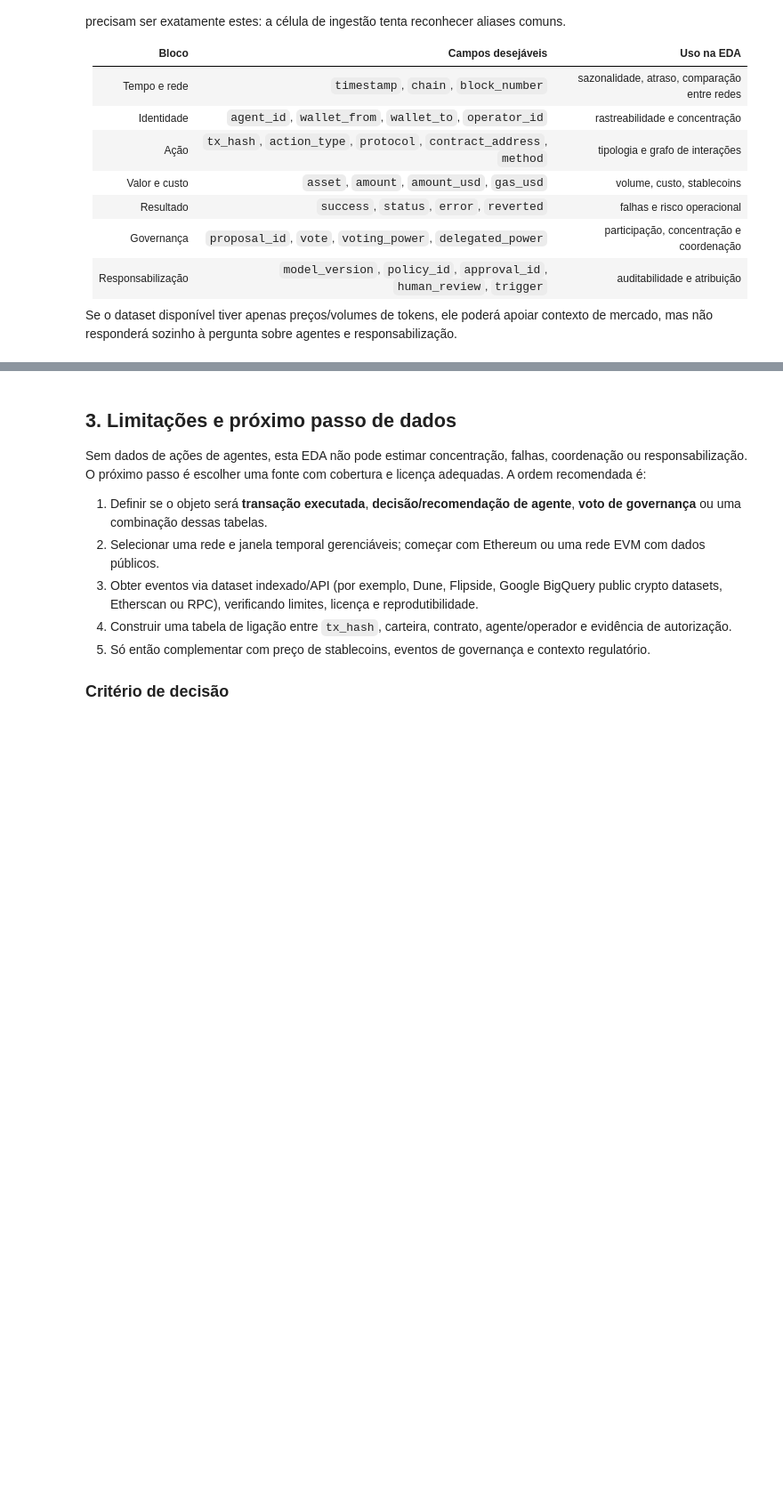
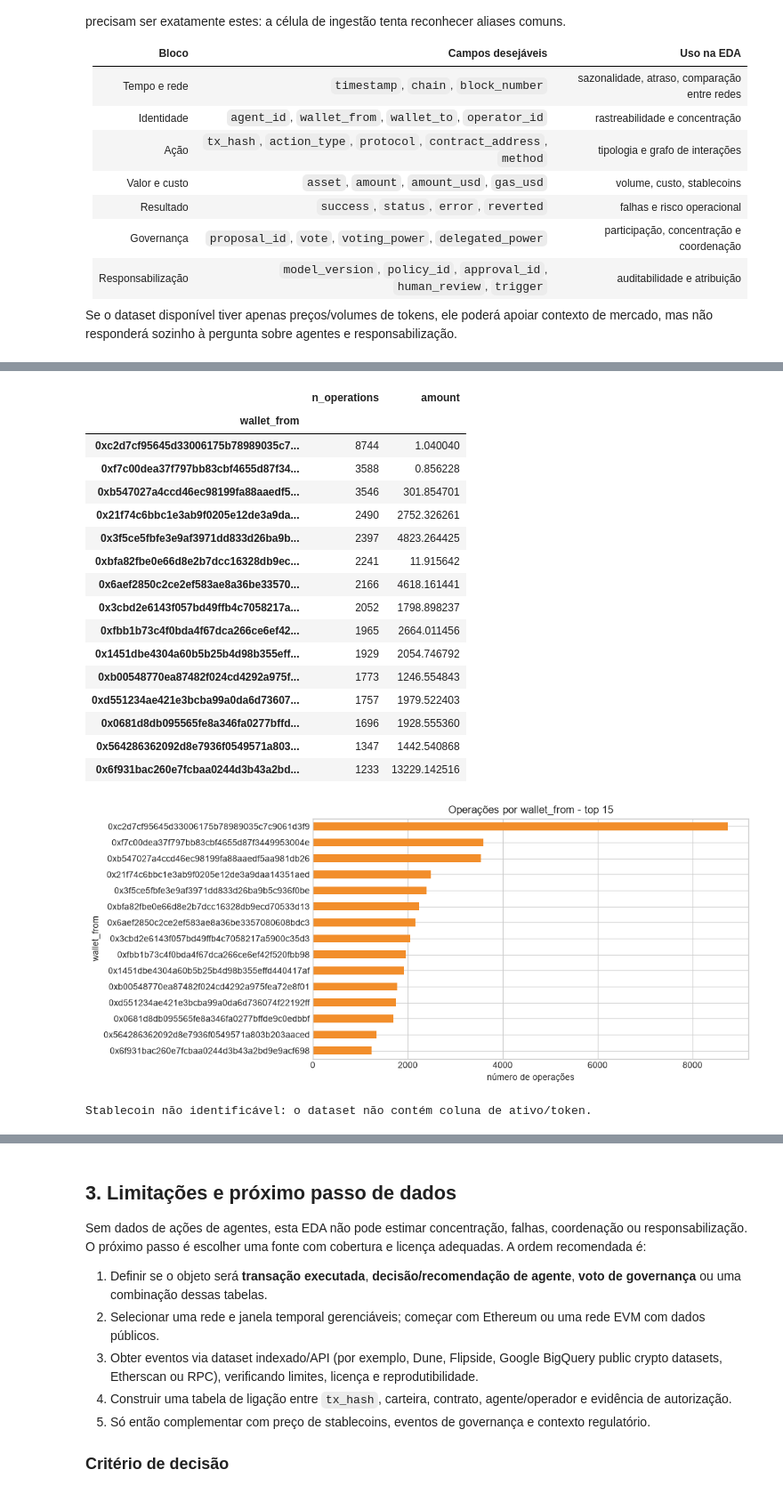
Before and after one commit to gustavofelicidade/moedas-digitais-g6, a Jupyter notebook: notebooks/eda-gustavo.ipynb, the cells around one changed output, grey strips where cells are left out. Shown at 89% size. Saved outputs shown, nothing was run; the diff lists cells and outputs as text; code cells hidden in the pictures; blank space fills up the shorter version.

```diff
--- a/notebooks/eda-gustavo.ipynb
+++ b/notebooks/eda-gustavo.ipynb
@@ -203,24 +300,47 @@ else:
 # %%
 # Concentração por agente/carteira/protocolo e uso de stablecoins.
 if df.empty:
     print('Análise de concentração indisponível sem dataset.')
 elif not HAS_PLOTTING:
     print('Análise tabular disponível, mas gráfico não gerado: instale matplotlib para habilitar visualizações.')
 else:
     group_col = next((c for c in ['agent_id', 'wallet_from', 'operator_id'] if c in df.columns), None)
     if group_col:
         concentration = df[group_col].value_counts(dropna=False).head(15).rename('n_operations').to_frame()
-        if 'amount_usd' in df.columns:
-            concentration['amount_usd'] = df.groupby(group_col)['amount_usd'].sum().sort_values(ascending=False).head(15)
+        value_col = 'amount_usd' if 'amount_usd' in df.columns else ('amount' if 'amount' in df.columns else None)
+        if value_col is not None:
+            concentration[value_col] = df.groupby(group_col)[value_col].sum().reindex(concentration.index)
         display(concentration)
         concentration['n_operations'].sort_values().plot.barh(figsize=(9, 5), color='#f28e2b', title=f'Operações por {group_col} - top 15')
         plt.xlabel('número de operações')
         plt.show()
     else:
         print('Não foi encontrada uma coluna de agente/carteira para medir concentração.')
     if 'is_stablecoin' in df.columns:
         print(f'Participação de linhas com stablecoin: {df["is_stablecoin"].mean():.2%}')
         display(df.groupby('is_stablecoin').size().rename('n_operations').to_frame())
+    else:
+        print('Stablecoin não identificável: o dataset não contém coluna de ativo/token.')
+# %% [output]
+|  | n_operations | amount |
+| wallet_from |  |  |
+| 0xc2d7cf95645d33006175b78989035c7... | 8744 | 1.040040 |
+| 0xf7c00dea37f797bb83cbf4655d87f34... | 3588 | 0.856228 |
+| 0xb547027a4ccd46ec98199fa88aaedf5... | 3546 | 301.854701 |
+| 0x21f74c6bbc1e3ab9f0205e12de3a9da... | 2490 | 2752.326261 |
+| 0x3f5ce5fbfe3e9af3971dd833d26ba9b... | 2397 | 4823.264425 |
+| 0xbfa82fbe0e66d8e2b7dcc16328db9ec... | 2241 | 11.915642 |
+| 0x6aef2850c2ce2ef583ae8a36be33570... | 2166 | 4618.161441 |
+| 0x3cbd2e6143f057bd49ffb4c7058217a... | 2052 | 1798.898237 |
+| 0xfbb1b73c4f0bda4f67dca266ce6ef42... | 1965 | 2664.011456 |
+| 0x1451dbe4304a60b5b25b4d98b355eff... | 1929 | 2054.746792 |
+| 0xb00548770ea87482f024cd4292a975f... | 1773 | 1246.554843 |
+| 0xd551234ae421e3bcba99a0da6d73607... | 1757 | 1979.522403 |
+| 0x0681d8db095565fe8a346fa0277bffd... | 1696 | 1928.555360 |
+| 0x564286362092d8e7936f0549571a803... | 1347 | 1442.540868 |
+| 0x6f931bac260e7fcbaa0244d3b43a2bd... | 1233 | 13229.142516 |
+[figure, added]
+Stablecoin não identificável: o dataset não contém coluna de ativo/token.
 # %%
 # Falhas, custos e sinais de responsabilização.
 if df.empty:
```
Also changed, not shown: parts of 8 cells of this notebook, 5 other files.
